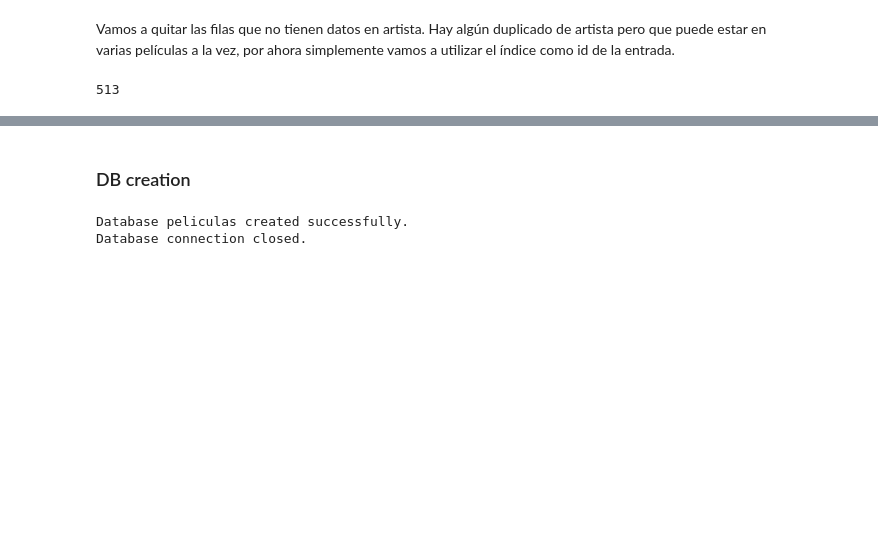
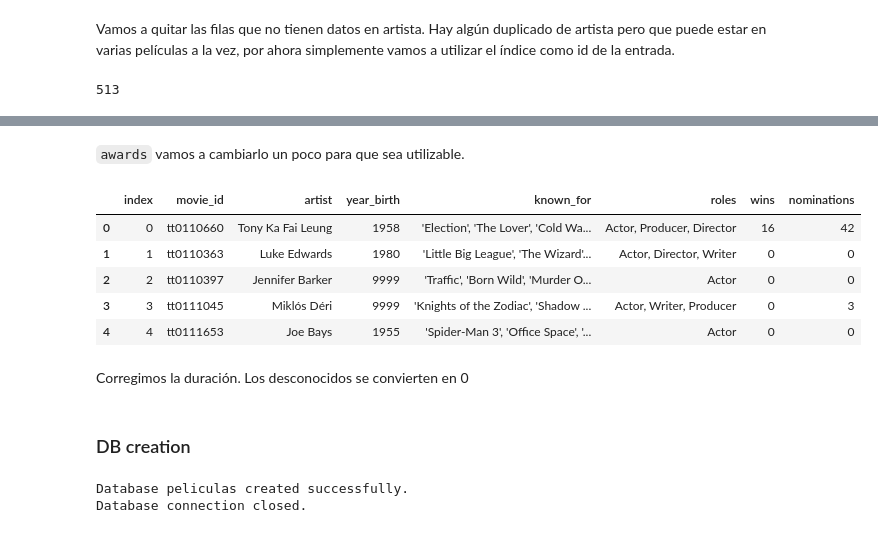
Before and after one commit to SupernovaIa/Prueba-Tecnica, a Jupyter notebook: notebook/03-DB.ipynb, the cells around one changed output, grey strips where cells are left out. Drawn from its saved outputs; the diff is of its cells as text; code cells hidden in the pictures; blank space fills up the shorter version.

```diff
--- a/notebook/03-DB.ipynb
+++ b/notebook/03-DB.ipynb
@@ -276,0 +279,2 @@ df_artista_final['artist'].duplicated().sum()
+# %% [markdown]
+`awards` vamos a cambiarlo un poco para que sea utilizable.
@@ -276,0 +283,18 @@ df_artista_final['artist'].duplicated().sum()
+# %%
+# Wins
+df_artista_final['wins'] = df_artista_final['awards'].str.extract(r'(\d*) wins.*').replace(np.nan, 0).astype(int)
+# %%
+df_artista_final['nominations'] = df_artista_final['awards'].str.extract(r'(\d*) nominations.*').replace(np.nan, 0).astype(int)
+# %%
+df_artista_final.drop(columns='awards', inplace=True)
+# %%
+df_artista_final.head()
+# %% [output]
+|  | index | movie_id | artist | year_birth | known_for | roles | wins | nominations |
+| 0 | 0 | tt0110660 | Tony Ka Fai Leung | 1958 | 'Election', 'The Lover', 'Cold Wa... | Actor, Producer, Director | 16 | 42 |
+| 1 | 1 | tt0110363 | Luke Edwards | 1980 | 'Little Big League', 'The Wizard'... | Actor, Director, Writer | 0 | 0 |
+| 2 | 2 | tt0110397 | Jennifer Barker | 9999 | 'Traffic', 'Born Wild', 'Murder O... | Actor | 0 | 0 |
+| 3 | 3 | tt0111045 | Miklós Déri | 9999 | 'Knights of the Zodiac', 'Shadow ... | Actor, Writer, Producer | 0 | 3 |
+| 4 | 4 | tt0111653 | Joe Bays | 1955 | 'Spider-Man 3', 'Office Space', '... | Actor | 0 | 0 |
+# %% [markdown]
+Corregimos la duración. Los desconocidos se convierten en 0
```
Also changed, not shown: parts of 5 cells of this notebook, 2 other files.
